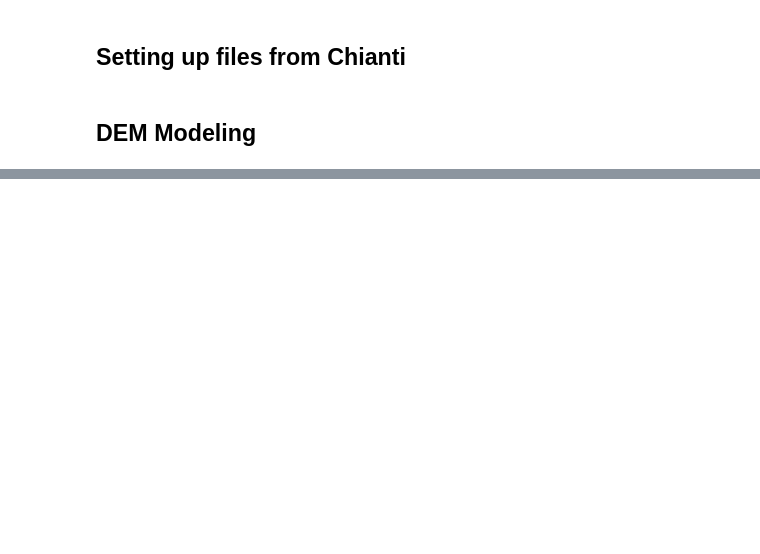
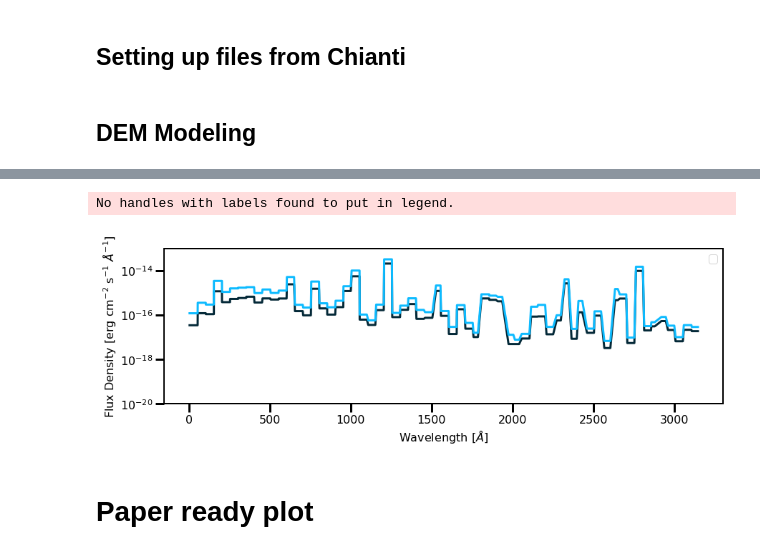
Before and after one commit to afeinstein20/cos_flares, a Jupyter notebook: notebooks/hdl_dem.ipynb, the cells around one changed output, grey strips where cells are left out. Saved outputs shown, nothing was run; the diff lists cells and outputs as text; code cells hidden in the pictures; blank space fills up the shorter version.

```diff
--- a/notebooks/hdl_dem.ipynb
+++ b/notebooks/hdl_dem.ipynb
@@ -84,7 +116,7 @@ fwc = FlaresWithCOS(wavelength=np.append(w20, w30, axis=0),
                     flux_err=np.append(e20, e30, axis=0),
                     time=np.append(t20, t30)-t20[0],
                     orbit=np.append(o20, o30+5))
-fwc.load_line_table(path='/Users/arcticfox/Documents/GitHub/cos_flares/')
+line_table = Table.read('/Users/arcticfox/Documents/AUMic/aumic_linelist.csv', format='csv')
 # %%
 mq = np.nansum(flare_mask,axis=0)==0
 mean_quiescent = np.nanmean(fwc.flux[mq],axis=0)
@@ -132,0 +437,55 @@ pickle.dump(dem.linelist, open('aumic_dem_models.pkl','wb'))
+# %%
+def bin_dem(bins, wave, flux):
+
+    binw, binf = np.array([]), np.array([])
+    lowlim, upplim = np.array([]), np.array([])
+
+    for i in range(len(bins)-1):
+        inds = np.where((wave>=bins[i]) & (wave < bins[i+1]) &
+                        (flux>0))[0]
+        med = np.nanmean(flux[inds])
+        binw = np.append(binw, wave[inds])
+        binf = np.append(binf, np.full(len(inds), med))
+        lowlim = np.append(lowlim, np.full(len(inds), med-np.nanstd(flux[inds])))
+        upplim = np.append(upplim, np.full(len(inds), med+np.nanstd(flux[inds])))
+
+    return binw, binf, lowlim, upplim
+# %%
+fig = plt.figure(figsize=(14,4))
+fig.set_facecolor('w')
+
+binsize=5.0
+
+
+hdu = fits.open('duvvuri.fits')
+duvvuri = LightCurve(hdu[1].data['Wavelength'],
+                     hdu[1].data['Flux_density']).bin(time_bin_size=binsize)
+#qq = euv_q>0
+#bq = LightCurve(wave_q[qq], 10**(euv_q[qq])/surface_scaling).bin(time_bin_size=binsize)
+#qf = euv_f>0
+#bf = LightCurve(wave_f[qf], 10**(euv_f[qf])/surface_scaling).bin(time_bin_size=binsize)
+
+binq = bin_dem(bins, wave_q, 10**(euv_q)/surface_scaling)
+binf = bin_dem(bins, wave_f, 10**(euv_f)/surface_scaling)
+
+plt.plot(binq[0], binq[1], color='#042938', lw=3)
+plt.plot(binf[0], binf[1], color='#0ebbff', lw=3)
+
+#plt.plot(duvvuri.time.value, duvvuri.flux.value, label='Duvvuri+2021',
+#         color='darkorange',zorder=4, lw=3)
+
+#plt.plot(bq.time.value, bq.flux.value, label='Quiescent',lw=2, color='navy')
+#plt.plot(bf.time.value, bf.flux.value, label='Flare',lw=2, color='deepskyblue')
+plt.xlabel('Wavelength [$\AA$]')
+plt.ylabel('Flux Density [erg cm$^{-2}$ s$^{-1}$ $\AA^{-1}$]')
+#plt.xlim(100,400)
+plt.ylim(1e-20,1e-13)
+plt.legend(ncol=3)
+plt.yscale('log')
+#plt.savefig('/Users/arcticfox/Desktop/dem_attempt2_zoom.png', rasterize=True,
+#            bbox_inches='tight', dpi=300)
+# %% [output]
+No handles with labels found to put in legend.
+[figure, added]
+# %% [markdown]
+# Paper ready plot
```
Also changed, not shown: parts of 43 cells of this notebook, 1 other file.
